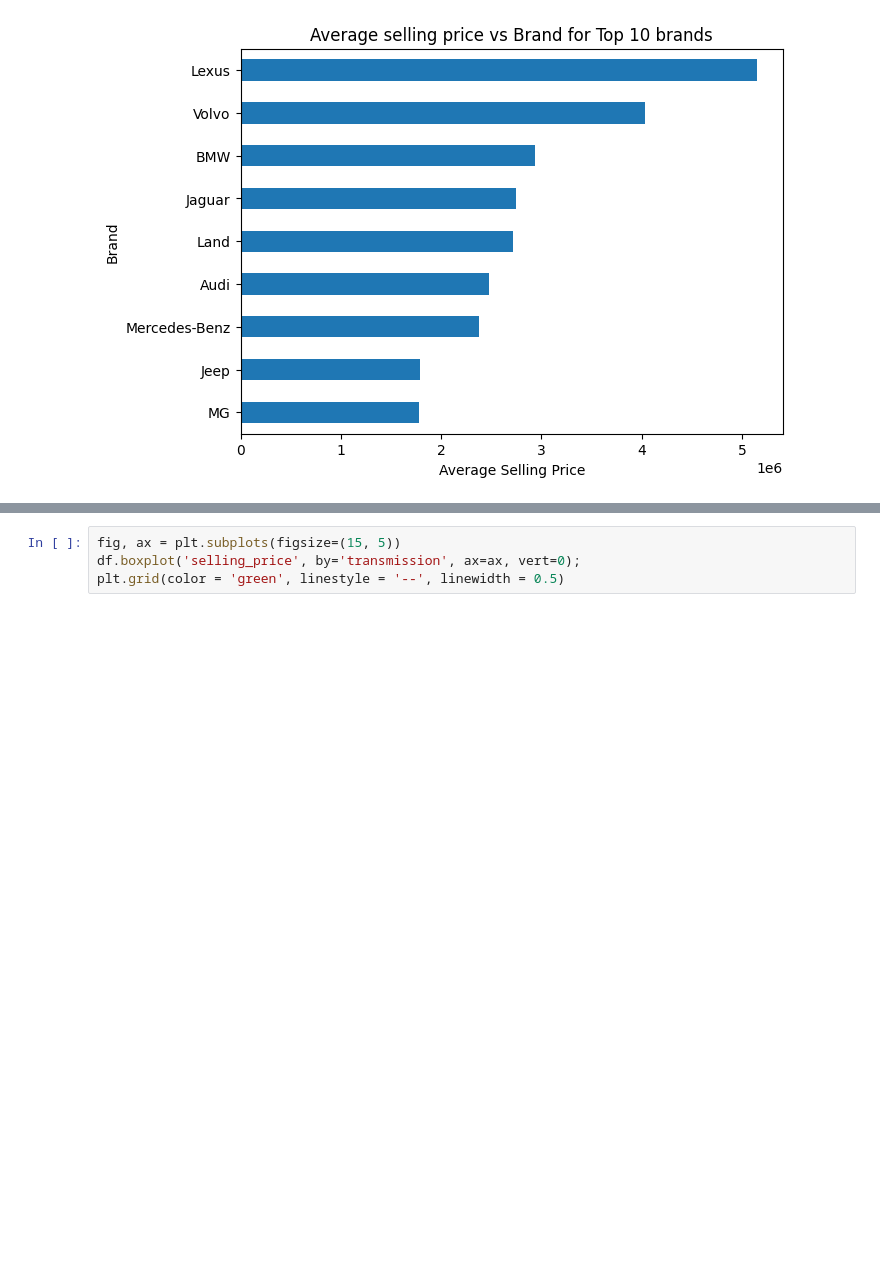
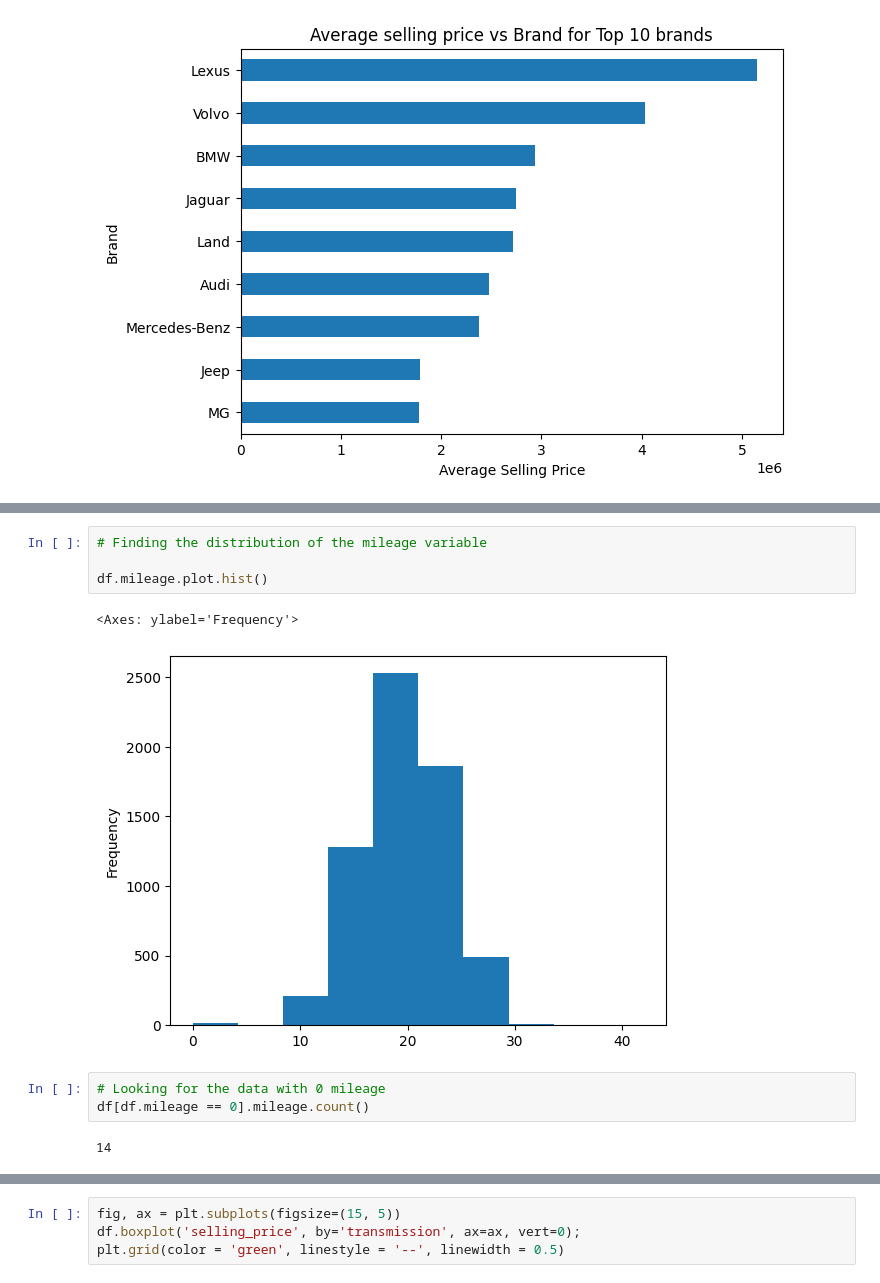
Before and after one commit to haverstein/CarDekho-Analysis, a Jupyter notebook: Copy_of_CarDekho_Analysis.ipynb, the cells around one changed output, grey strips where cells are left out. Drawn from its saved outputs; the diff is of its cells as text; blank space fills up the shorter version.

```diff
--- a/Copy_of_CarDekho_Analysis.ipynb
+++ b/Copy_of_CarDekho_Analysis.ipynb
@@ -301,0 +315,12 @@ plt.title('Average selling price vs Brand for Top 10 brands');
+# %%
+# Finding the distribution of the mileage variable
+
+df.mileage.plot.hist()
+# %% [output]
+<Axes: ylabel='Frequency'>
+[figure, added]
+# %%
+# Looking for the data with 0 mileage
+df[df.mileage == 0].mileage.count()
+# %% [output]
+14
```
Also changed, not shown: parts of 27 cells of this notebook.
